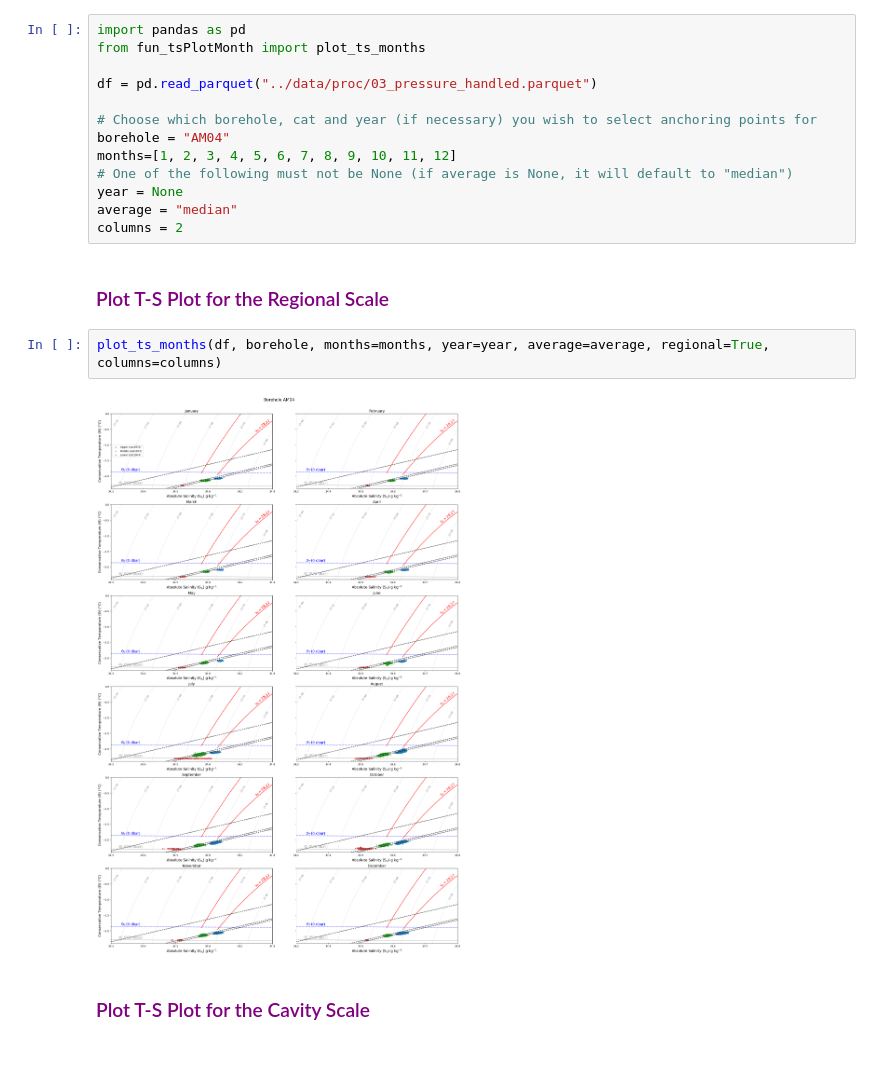
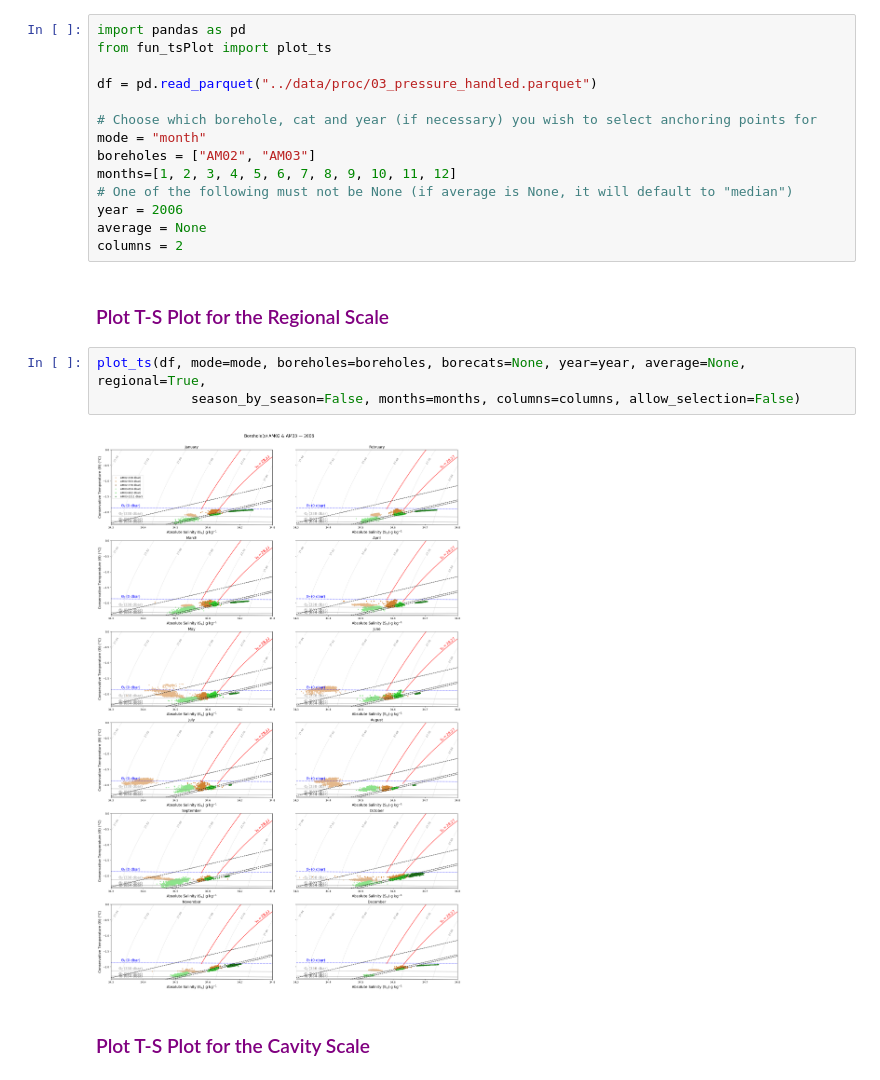
Before and after one commit to dohertyalexj/amery-amisor, a Jupyter notebook: notebooks/explore_T-SMonth.ipynb, the cells around one changed output. Drawn from its saved outputs; the diff is of its cells as text.

```diff
--- a/notebooks/explore_T-SMonth.ipynb
+++ b/notebooks/explore_T-SMonth.ipynb
@@ -4,23 +4,25 @@
 <span style="color:purple"> These graphs will plot temperature against salinity data for selected months of the year. The purpose of this is to visually inspect the composition of the water masses that are recorded at a particular borehole, which should allow for some interpretation of their source. </span>
 # %%
 import pandas as pd
-from fun_tsPlotMonth import plot_ts_months
+from fun_tsPlot import plot_ts
 
 df = pd.read_parquet("../data/proc/03_pressure_handled.parquet")
 
 # Choose which borehole, cat and year (if necessary) you wish to select anchoring points for
-borehole = "AM04"
+mode = "month"
+boreholes = ["AM02", "AM03"]
 months=[1, 2, 3, 4, 5, 6, 7, 8, 9, 10, 11, 12]
 # One of the following must not be None (if average is None, it will default to "median")
-year = None
-average = "median"
+year = 2006
+average = None
 columns = 2
 # %% [markdown]
 ### <span style="color:purple"> Plot T-S Plot for the Regional Scale </span>
 # %%
-plot_ts_months(df, borehole, months=months, year=year, average=average, regional=True, columns=columns)
+plot_ts(df, mode=mode, boreholes=boreholes, borecats=None, year=year, average=None, regional=True,
+            season_by_season=False, months=months, columns=columns, allow_selection=False)
 # %% [output]
-[figure, old version]
+[figure, new version]
 # %% [markdown]
 ### <span style="color:purple"> Plot T-S Plot for the Cavity Scale </span>
 # %%
```
Also changed, not shown: parts of 1 cell of this notebook, 8 other files.
